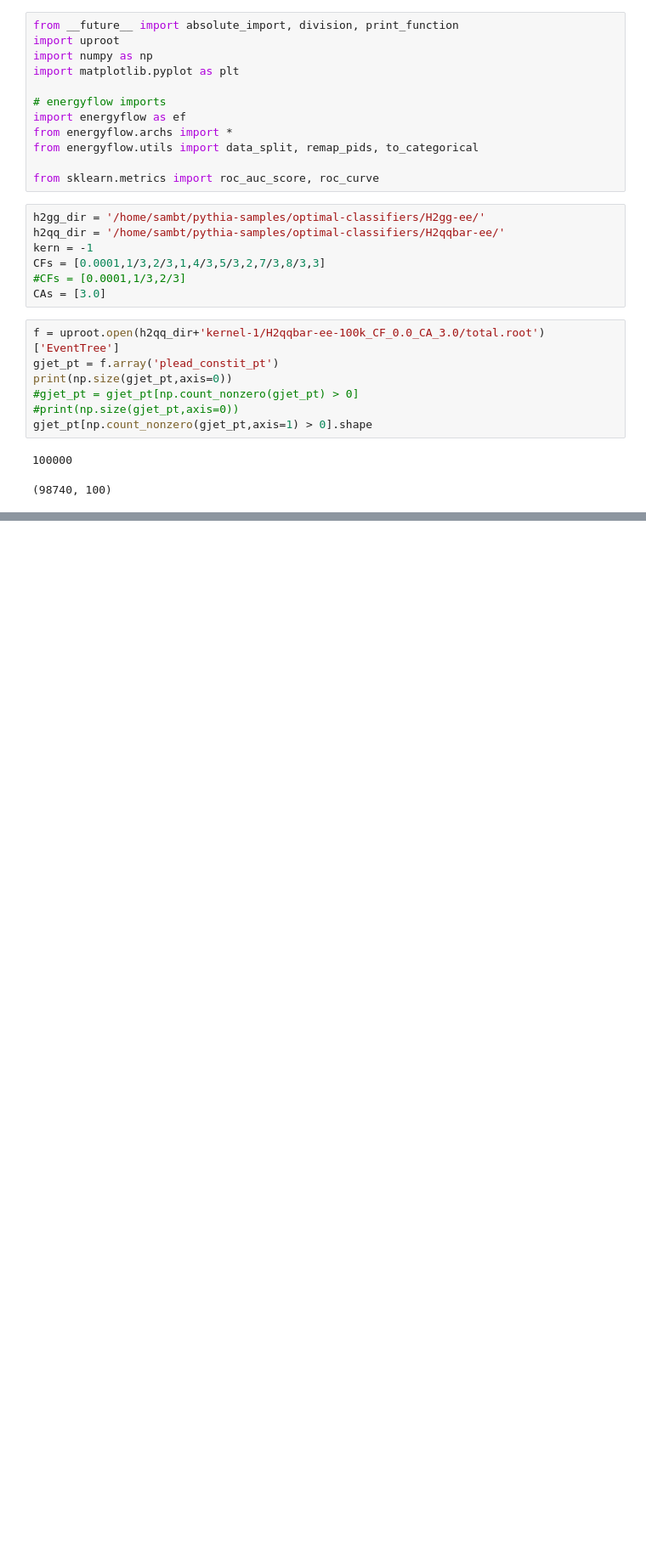
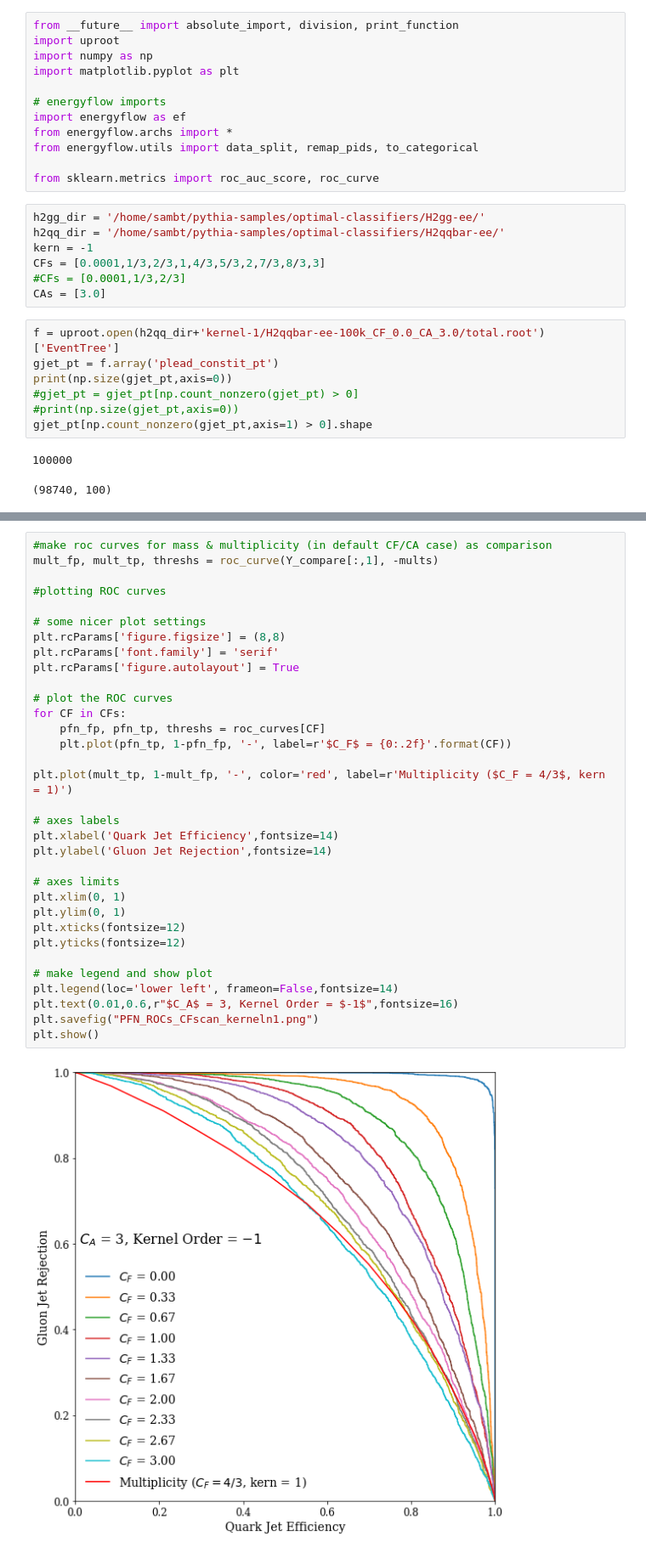
Before and after one commit to SamBT/analytic-qg-classifiers, a Jupyter notebook: analysis/CF-CA-scans/CFscan-kern-1-Higgs-ee.ipynb, the cells around one changed output, grey strips where cells are left out. Shown at 85% size. Drawn from its saved outputs; the diff is of its cells as text; blank space fills up the shorter version.

```diff
--- a/analysis/CF-CA-scans/CFscan-kern-1-Higgs-ee.ipynb
+++ b/analysis/CF-CA-scans/CFscan-kern-1-Higgs-ee.ipynb
@@ -196,0 +307,35 @@ np.count_nonzero(X[0][:,0])
+# %%
+#make roc curves for mass & multiplicity (in default CF/CA case) as comparison
+mult_fp, mult_tp, threshs = roc_curve(Y_compare[:,1], -mults)
+
+#plotting ROC curves
+
+# some nicer plot settings
+plt.rcParams['figure.figsize'] = (8,8)
+plt.rcParams['font.family'] = 'serif'
+plt.rcParams['figure.autolayout'] = True
+
+# plot the ROC curves
+for CF in CFs:
+    pfn_fp, pfn_tp, threshs = roc_curves[CF]
+    plt.plot(pfn_tp, 1-pfn_fp, '-', label=r'$C_F$ = {0:.2f}'.format(CF))
+
+plt.plot(mult_tp, 1-mult_fp, '-', color='red', label=r'Multiplicity ($C_F = 4/3$, kern = 1)')
+
+# axes labels
+plt.xlabel('Quark Jet Efficiency',fontsize=14)
+plt.ylabel('Gluon Jet Rejection',fontsize=14)
+
+# axes limits
+plt.xlim(0, 1)
+plt.ylim(0, 1)
+plt.xticks(fontsize=12)
+plt.yticks(fontsize=12)
+
+# make legend and show plot
+plt.legend(loc='lower left', frameon=False,fontsize=14)
+plt.text(0.01,0.6,r"$C_A$ = 3, Kernel Order = $-1$",fontsize=16)
+plt.savefig("PFN_ROCs_CFscan_kerneln1.png")
+plt.show()
+# %% [output]
+[figure, added]
```
Also changed, not shown: parts of 4 cells of this notebook, 2 other files.
